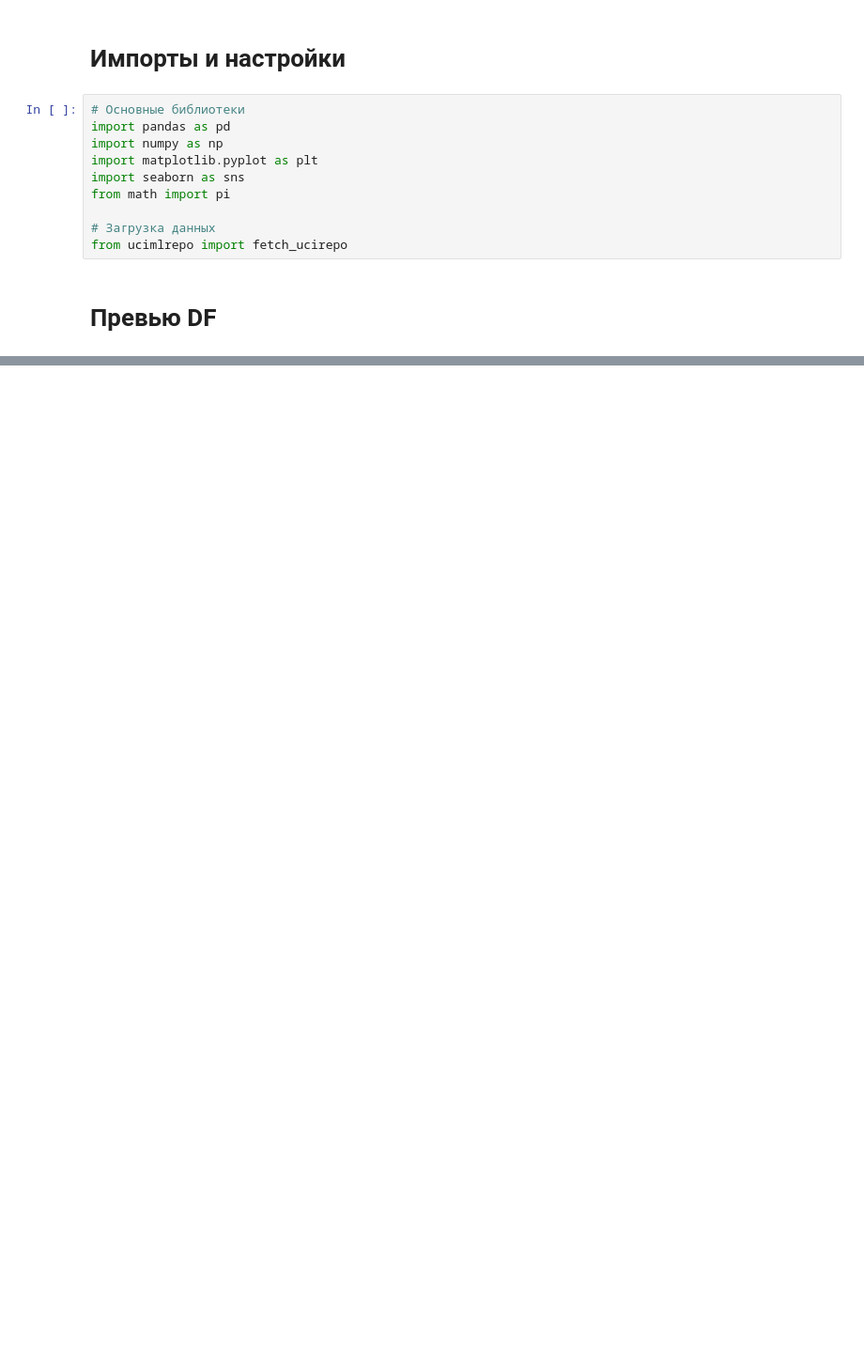
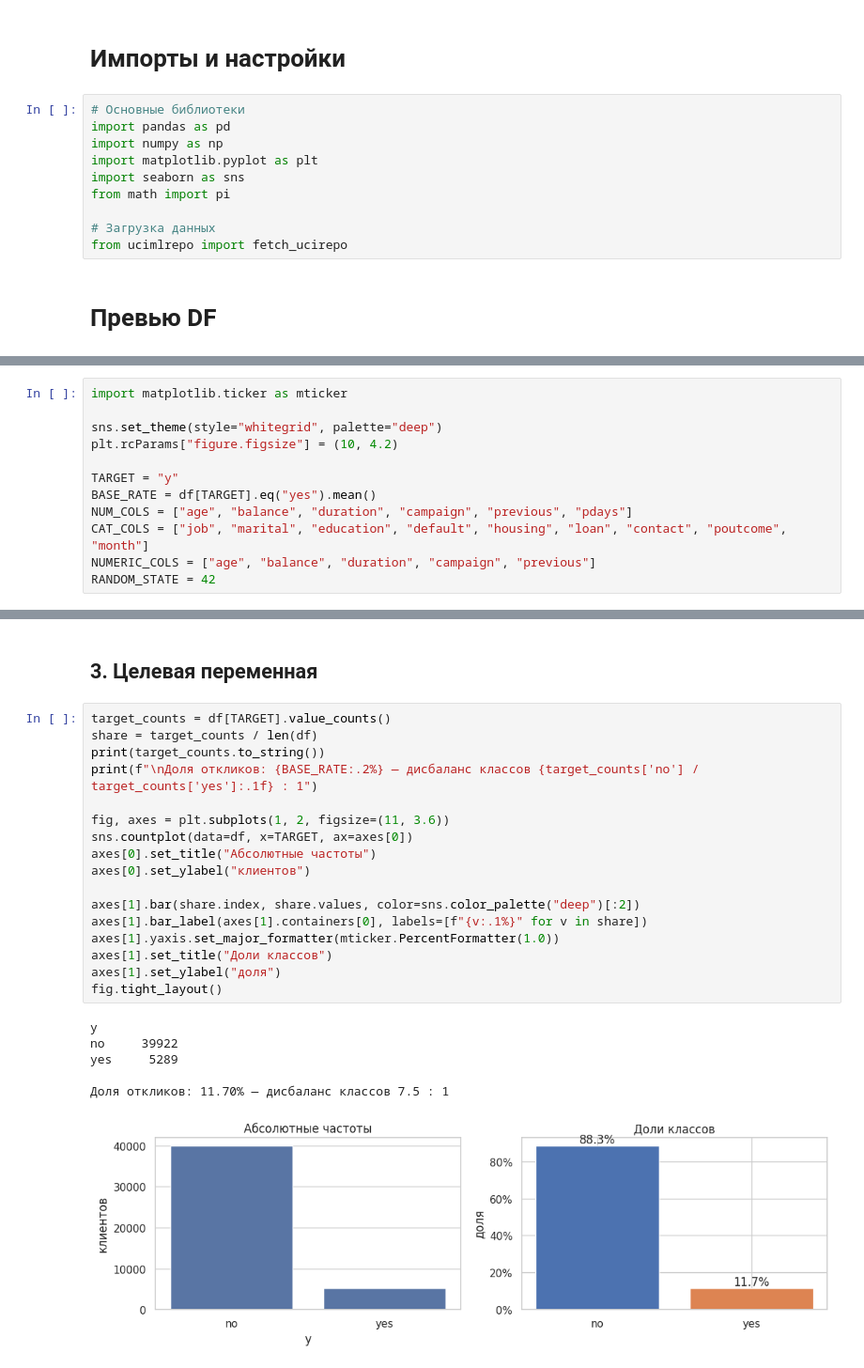
Before and after one commit to RafaelPozoyan/UrFU_project, a Jupyter notebook: practicum.ipynb, the cells around one changed output, grey strips where cells are left out. Shown at 94% size. Cells and saved outputs as stored; diff of their text form; blank space fills up the shorter version.

```diff
--- a/practicum.ipynb
+++ b/practicum.ipynb
@@ -50,0 +52,12 @@ memory usage: 5.9+ MB
+# %%
+import matplotlib.ticker as mticker
+
+sns.set_theme(style="whitegrid", palette="deep")
+plt.rcParams["figure.figsize"] = (10, 4.2)
+
+TARGET = "y"
+BASE_RATE = df[TARGET].eq("yes").mean()
+NUM_COLS = ["age", "balance", "duration", "campaign", "previous", "pdays"]
+CAT_COLS = ["job", "marital", "education", "default", "housing", "loan", "contact", "poutcome", "month"]
+NUMERIC_COLS = ["age", "balance", "duration", "campaign", "previous"]
+RANDOM_STATE = 42
@@ -50,0 +145,26 @@ memory usage: 5.9+ MB
+# %% [markdown]
+## 3. Целевая переменная
+# %%
+target_counts = df[TARGET].value_counts()
+share = target_counts / len(df)
+print(target_counts.to_string())
+print(f"\nДоля откликов: {BASE_RATE:.2%} — дисбаланс классов {target_counts['no'] / target_counts['yes']:.1f} : 1")
+
+fig, axes = plt.subplots(1, 2, figsize=(11, 3.6))
+sns.countplot(data=df, x=TARGET, ax=axes[0])
+axes[0].set_title("Абсолютные частоты")
+axes[0].set_ylabel("клиентов")
+
+axes[1].bar(share.index, share.values, color=sns.color_palette("deep")[:2])
+axes[1].bar_label(axes[1].containers[0], labels=[f"{v:.1%}" for v in share])
+axes[1].yaxis.set_major_formatter(mticker.PercentFormatter(1.0))
+axes[1].set_title("Доли классов")
+axes[1].set_ylabel("доля")
+fig.tight_layout()
+# %% [output]
+y
+no     39922
+yes     5289
+
+Доля откликов: 11.70% — дисбаланс классов 7.5 : 1
+[figure, added]
```
Also changed, not shown: parts of 28 cells of this notebook.
